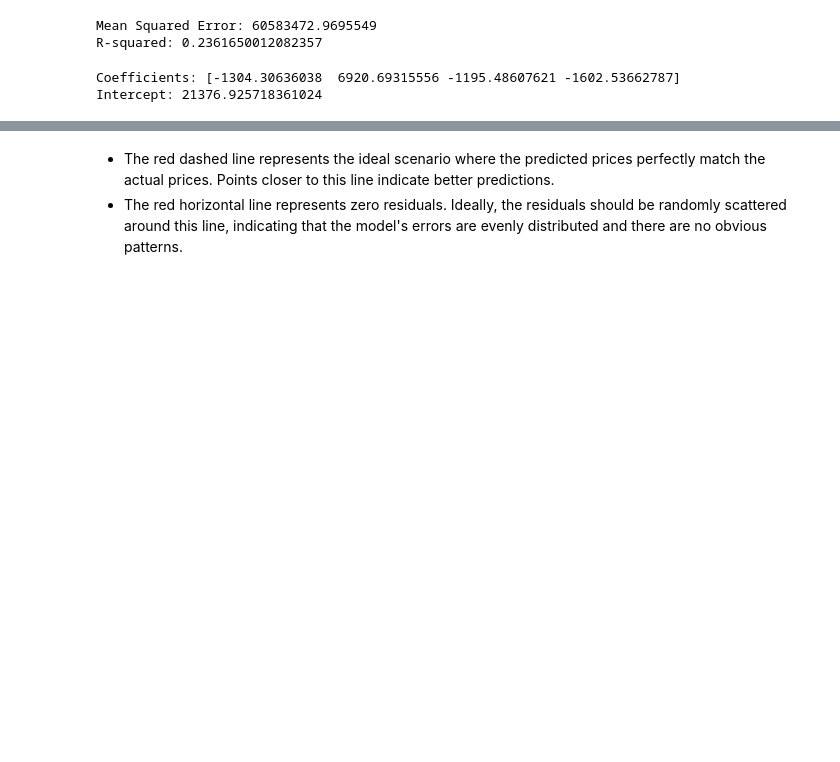
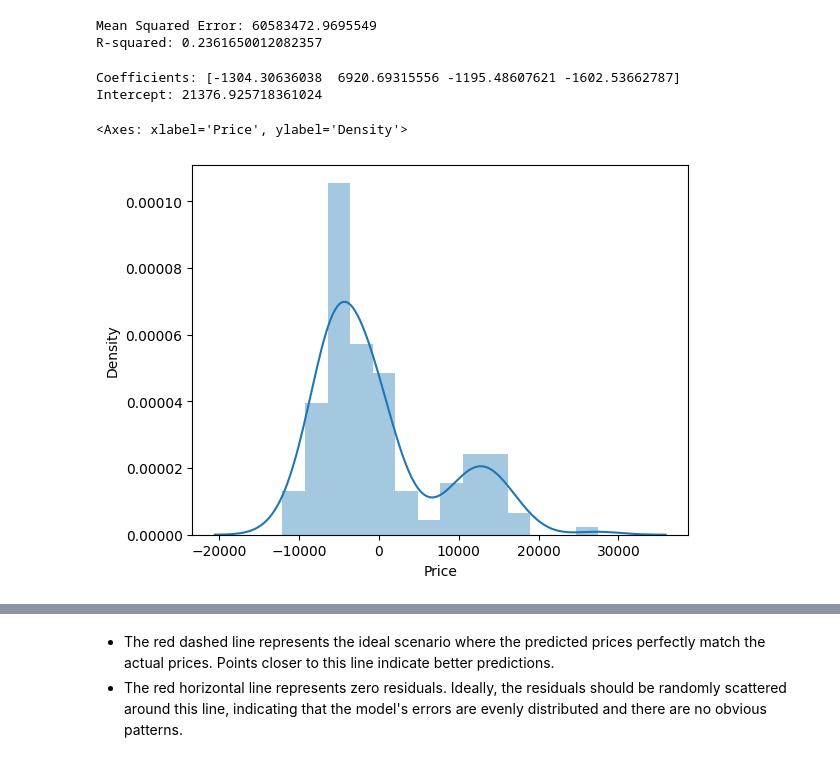
Before and after one commit to 1sumer/Python-Repo, a Jupyter notebook: Multiveriate Regression/Multiveriate regression & Model Performence.ipynb, the cells around one changed output, grey strips where cells are left out. Saved outputs shown, nothing was run; the diff lists cells and outputs as text; code cells hidden in the pictures; blank space fills up the shorter version.

```diff
--- a/Multiveriate Regression/Multiveriate regression & Model Performence.ipynb
+++ b/Multiveriate Regression/Multiveriate regression & Model Performence.ipynb
@@ -407,4 +407,10 @@ print("Intercept:", intercept)
 # %% [output]
 Coefficients: [-1304.30636038  6920.69315556 -1195.48607621 -1602.53662787]
 Intercept: 21376.925718361024
+# %%
+residuals = y_test - y_pred
+sns.distplot(residuals)
+# %% [output]
+<Axes: xlabel='Price', ylabel='Density'>
+[figure, added]
 # %%
```
Also changed, not shown: parts of 4 cells of this notebook, 10 other files.
